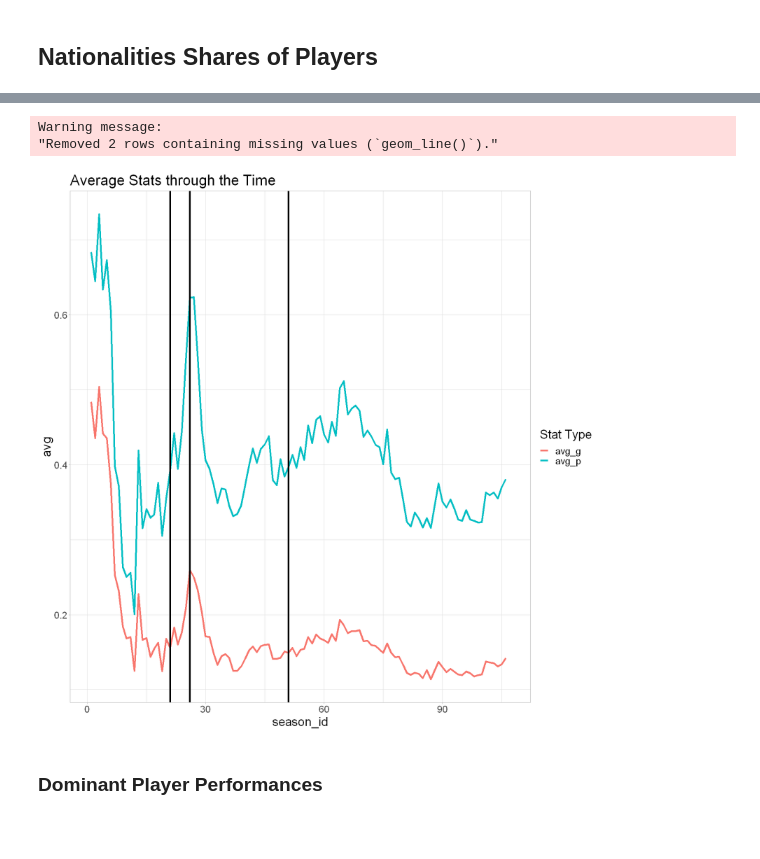
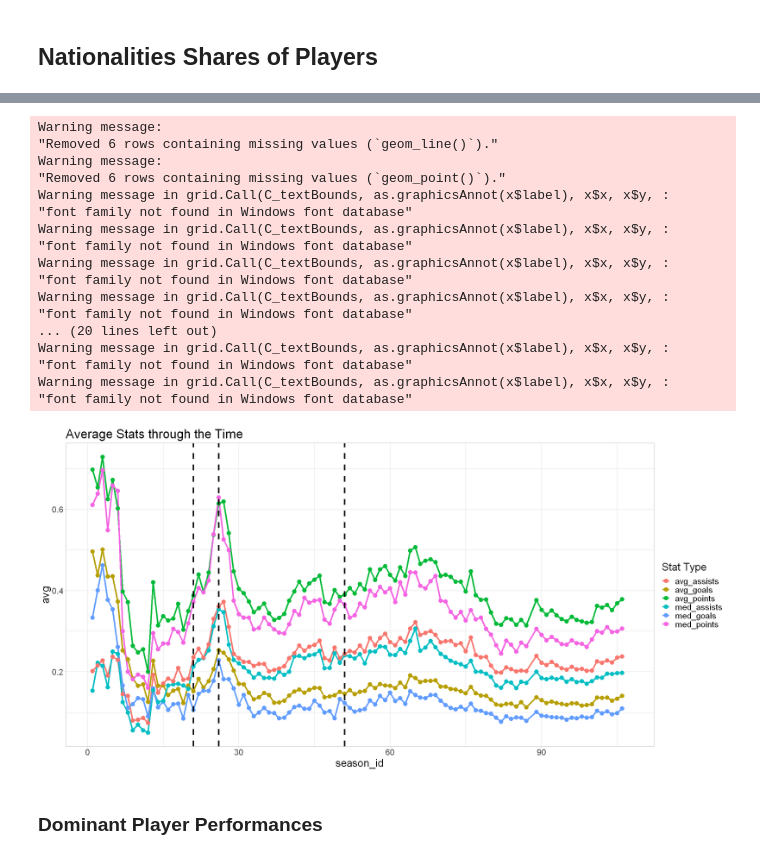
Before and after one commit to honzaz1234/elite, a Jupyter notebook: report/nhl.ipynb, the cells around one changed output, grey strips where cells are left out. Drawn from its saved outputs; the diff is of its cells as text; code cells hidden in the pictures; blank space fills up the shorter version.

```diff
--- a/report/nhl.ipynb
+++ b/report/nhl.ipynb
@@ -98,0 +70,19 @@ A tibble: 6 × 37
+# %%
+#loading players data set
+player_data <- read_csv(paste(path_files, players_file_name, sep=""))
+player_data <- player_data %>%
+  mutate(season_id = season_id - min(season_id) + 1) %>%
+  mutate(avg_g = g/gp, avg_p = tp/gp) %>%
+  group_by(
+    u_id, name, season_id, season, handedness,
+    nationality, active, position, regular_season
+    ) %>%
+  summarize(
+    gp = sum(gp, na.rm = TRUE),
+    g = sum(g, na.rm = TRUE),
+    a = sum(a, na.rm = TRUE),
+    tp = sum(tp, na.rm = TRUE),
+    plus_minus = sum(plus_minus, na.rm = TRUE),
+    pm = sum(pm, na.rm = TRUE)
+  ) %>%
+  mutate(avg_g = g/gp, avg_p = tp/gp, avg_a = a/gp)
@@ -131,21 +155,45 @@ Warning message:
 # %%
+options(repr.plot.width=20, repr.plot.height=10)
 player_data %>%
-filter(regular_season==1) %>%
-group_by(season_id) %>%
-summarize(avg_g = mean(avg_g, na.rm=TRUE), avg_p = mean(avg_p, na.rm=TRUE)) %>%
-pivot_longer(!season_id, names_to="type_stat", values_to="avg") %>%
-ggplot(., aes(x=season_id, y=avg, colour=type_stat)) +
-geom_line(size=1.5) +
-labs(title= "Average Stats through the Time", color="Stat Type") +
-geom_vline(xintercept=21, size = 1.5) +
-geom_vline(xintercept=26, size = 1.5) +
-geom_vline(xintercept=51, size = 1.5) +
-scale_fill_manual(values=my_colours) +
-def_plot_setup
+  filter(regular_season==1) %>%
+  group_by(season_id) %>%
+  summarize(
+    avg_goals = mean(avg_g, na.rm=TRUE),
+    avg_points = mean(avg_p, na.rm=TRUE),
+    med_goals = median(avg_g, na.rm = TRUE),
+    med_points = median(avg_p, na.rm=TRUE),
+    med_assists = median(avg_a, na.rm = TRUE),
+    avg_assists = mean(avg_a, na.rm = TRUE)
+    ) %>%
+  pivot_longer(!season_id, names_to = "type_stat", values_to = "avg") %>%
+  ggplot(., aes(x = season_id, y = avg, colour = type_stat)) +
+  geom_line(size = 1.5) +
+  geom_point(size = 4) +
+  labs(title= "Average Stats through the Time", color="Stat Type") +
+  geom_vline(xintercept = 21, size = 1.5, linetype = "dashed") +
+  geom_vline(xintercept = 26, size = 1.5, linetype = "dashed") +
+  geom_vline(xintercept = 51, size = 1.5, linetype = "dashed") +
+  scale_fill_manual(values = my_colours) +
+  def_plot_setup
 # %% [output]
 Warning message:
-"Removed 2 rows containing missing values (`geom_line()`)."
+"Removed 6 rows containing missing values (`geom_line()`)."
+Warning message:
+"Removed 6 rows containing missing values (`geom_point()`)."
+Warning message in grid.Call(C_textBounds, as.graphicsAnnot(x$label), x$x, x$y, :
+"font family not found in Windows font database"
+Warning message in grid.Call(C_textBounds, as.graphicsAnnot(x$label), x$x, x$y, :
+"font family not found in Windows font database"
+Warning message in grid.Call(C_textBounds, as.graphicsAnnot(x$label), x$x, x$y, :
+"font family not found in Windows font database"
+Warning message in grid.Call(C_textBounds, as.graphicsAnnot(x$label), x$x, x$y, :
+"font family not found in Windows font database"
+... (20 lines left out)
+Warning message in grid.Call(C_textBounds, as.graphicsAnnot(x$label), x$x, x$y, :
+"font family not found in Windows font database"
+Warning message in grid.Call(C_textBounds, as.graphicsAnnot(x$label), x$x, x$y, :
+"font family not found in Windows font database"
-[figure, old version]
+[figure, new version]
 # %% [markdown]
 ### Dominant Player Performances
 # %% [markdown]
```
Also changed, not shown: parts of 30 cells of this notebook, 4 other files.
